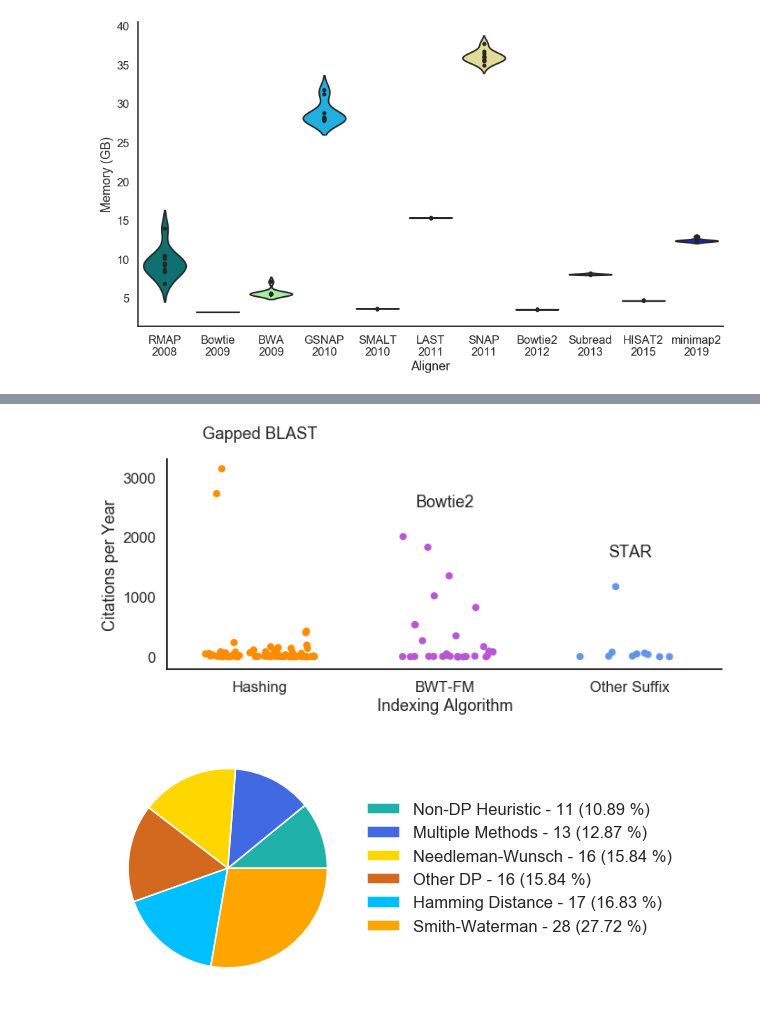
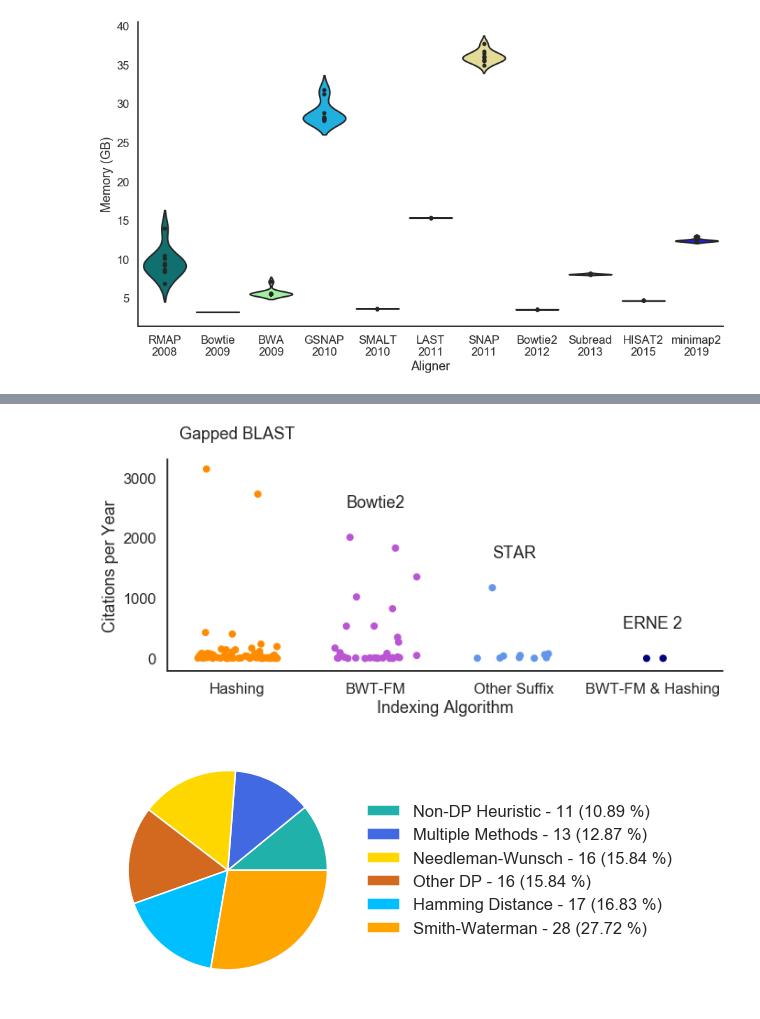
Before and after one commit to Mangul-Lab-USC/review-technology-dictates-algorithms, a Jupyter notebook: notebooks/Figure2.ipynb, the cells around one changed output, grey strips where cells are left out. Saved outputs shown, nothing was run; the diff lists cells and outputs as text; code cells hidden in the pictures.

```diff
--- a/notebooks/Figure2.ipynb
+++ b/notebooks/Figure2.ipynb
@@ -689,37 +689,42 @@ sns.set_context('talk')
 #ax = sns.violinplot(data=data_cite, x='index', y='citation_per_year', scale='count',
 #                 order=['Hashing','BWT-FM','Other Suffix'], color="1", inner=None)
 ax = sns.stripplot(data = data_cite, x = 'index', y = 'citation_per_year',
-                   order=['Hashing','BWT-FM','Other Suffix'], palette=index_clrs, size=8, jitter=.3)
+                   order=['Hashing','BWT-FM','Other Suffix', 'BWT-FM & Hashing'], palette=index_clrs, size=8, jitter=.3)
 
 #print(max(data_cite.loc[data_cite['index'] == 'Hashing', 'citation_per_year']))
 
 max_hash = max(data_cite.loc[data_cite['index'] == 'Hashing', 'citation_per_year'])
 hash_tool = data_cite.loc[data_cite['citation_per_year'] == max_hash].aligner.values[0]
 max_bwt = max(data_cite.loc[data_cite['index'] == 'BWT-FM', 'citation_per_year'])
 bwt_tool = data_cite.loc[data_cite['citation_per_year'] == max_bwt].aligner.values[0]
 max_other = max(data_cite.loc[data_cite['index'] == 'Other Suffix', 'citation_per_year'])
 other_tool = data_cite.loc[data_cite['citation_per_year'] == max_other].aligner.values[0]
+max_both = max(data_cite.loc[data_cite['index'] == 'BWT-FM & Hashing', 'citation_per_year'])
+both_tool = data_cite.loc[data_cite['citation_per_year'] == max_both].aligner.values[0]
 
 plt.annotate(hash_tool, xy=(0, max_hash),
              xytext=(0, max_hash+500), xycoords='data', horizontalalignment="center")
              #arrowprops=dict(shrink=0.05, facecolor='black'))
 
 plt.annotate(bwt_tool, xy=(0, max_bwt),
              xytext=(1, max_bwt+500), xycoords='data', horizontalalignment="center")
 
 plt.annotate(other_tool, xy=(0, max_other),
              xytext=(2, max_other+500), xycoords='data', horizontalalignment="center")
 
+plt.annotate(both_tool, xy=(0, max_both),
+             xytext=(3, max_both+500), xycoords='data', horizontalalignment="center")
+
 ax.set(xlabel = 'Indexing Algorithm', ylabel = "Citations per Year")
 #ax.set_xticklabels(rotation=40, ha="right")
 plt.tight_layout()
 sns.despine()
 #plt.show()
 
 plt.savefig('../figures/Figure2_h_0.png')
 plt.savefig('../figures/Figure2_h_0.pdf')
 # %% [output]
-[figure, old version]
+[figure, new version]
 # %%
 plt.figure(figsize=(12,4))
 
```
Also changed, not shown: parts of 7 cells of this notebook, 35 other files.
